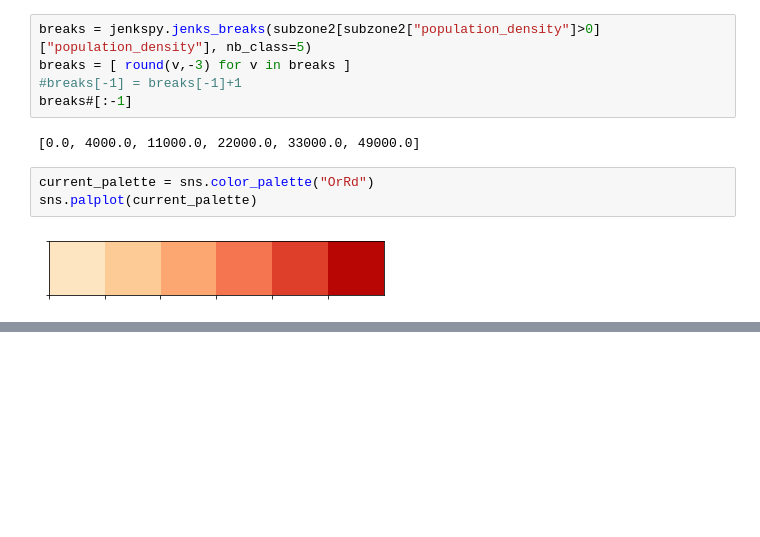
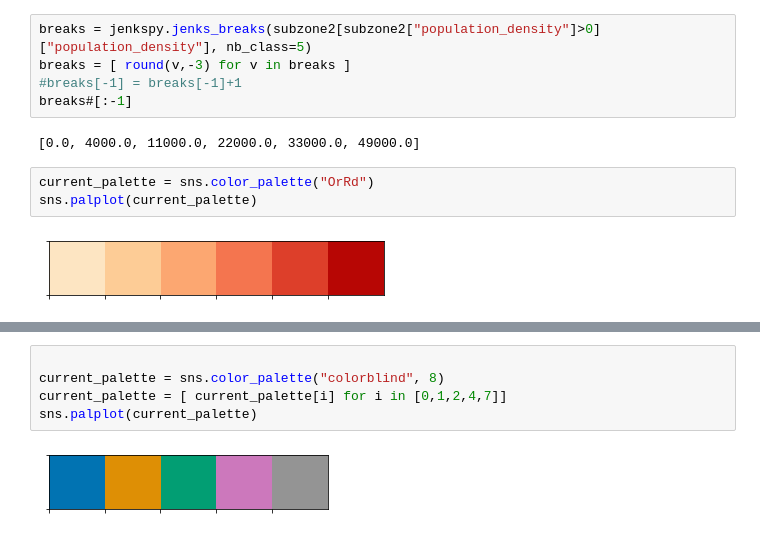
Before and after one commit to wcchin/SG_transit_analysis, a Jupyter notebook: analysis/data_figures.ipynb, the cells around one changed output, grey strips where cells are left out. Saved outputs shown, nothing was run; the diff lists cells and outputs as text; blank space fills up the shorter version.

```diff
--- a/analysis/data_figures.ipynb
+++ b/analysis/data_figures.ipynb
@@ -127,0 +260,7 @@ plt.savefig("figs/population_density_map.png", bbox_inches="tight", dpi=100)
+# %%
+
+current_palette = sns.color_palette("colorblind", 8)
+current_palette = [ current_palette[i] for i in [0,1,2,4,7]]
+sns.palplot(current_palette)
+# %% [output]
+[figure, added]
```
Also changed, not shown: parts of 17 cells of this notebook, 4 other files.
